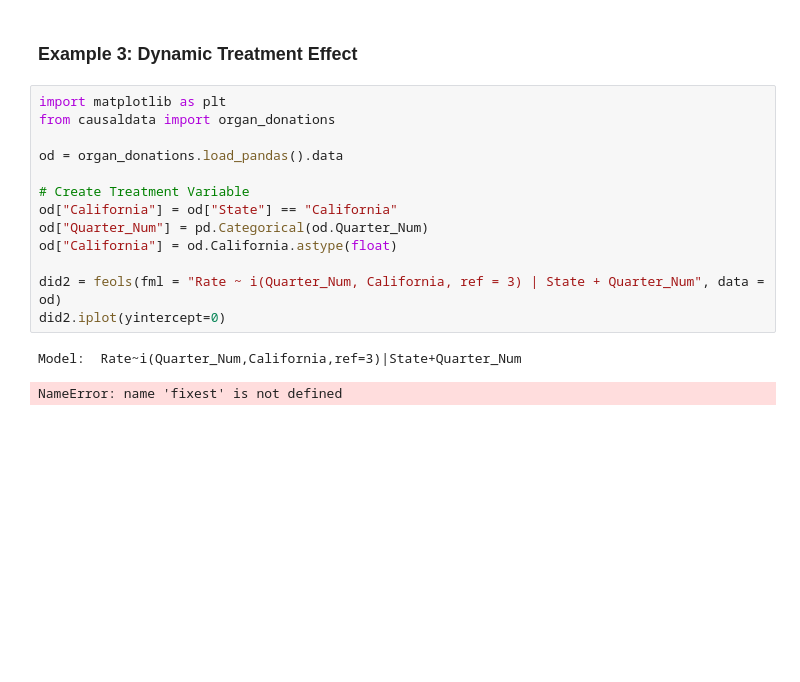
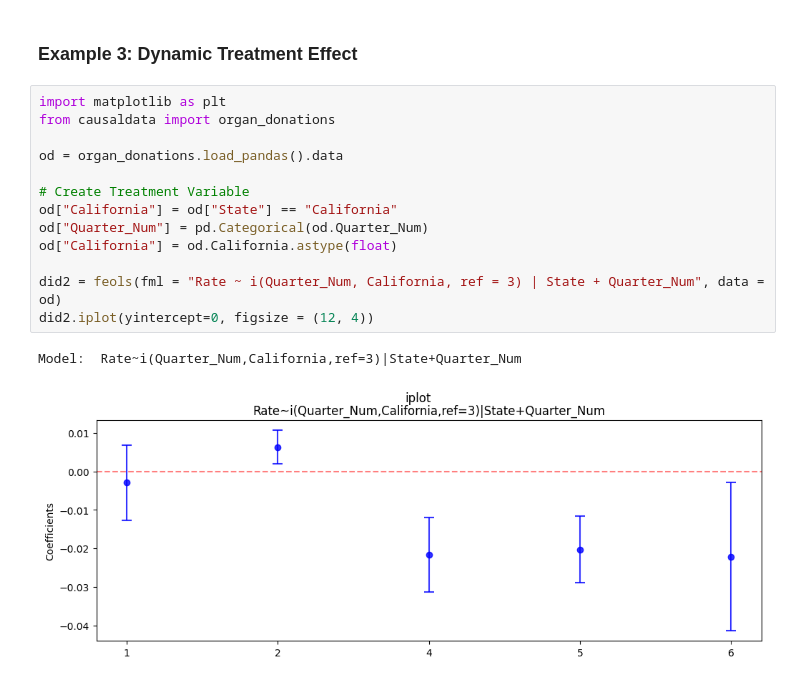
Before and after one commit to py-econometrics/pyfixest, a Jupyter notebook: docs/Replicating-the-Effect.ipynb, the cells around one changed output. Cells and saved outputs as stored; diff of their text form; blank space fills up the shorter version.

```diff
--- a/docs/Replicating-the-Effect.ipynb
+++ b/docs/Replicating-the-Effect.ipynb
@@ -227,16 +227,16 @@ RMSE: 0.022  Adj. R2: 0.003  Adj. R2 Within: 0.003
 # %%
 import matplotlib as plt
 from causaldata import organ_donations
 
 od = organ_donations.load_pandas().data
 
 # Create Treatment Variable
 od["California"] = od["State"] == "California"
 od["Quarter_Num"] = pd.Categorical(od.Quarter_Num)
 od["California"] = od.California.astype(float)
 
 did2 = feols(fml = "Rate ~ i(Quarter_Num, California, ref = 3) | State + Quarter_Num", data = od)
-did2.iplot(yintercept=0)
+did2.iplot(yintercept=0, figsize = (12, 4))
 # %% [output]
 Model:  Rate~i(Quarter_Num,California,ref=3)|State+Quarter_Num
-NameError: name 'fixest' is not defined
+[figure, added]
```
Also changed, not shown: 7 other files.
